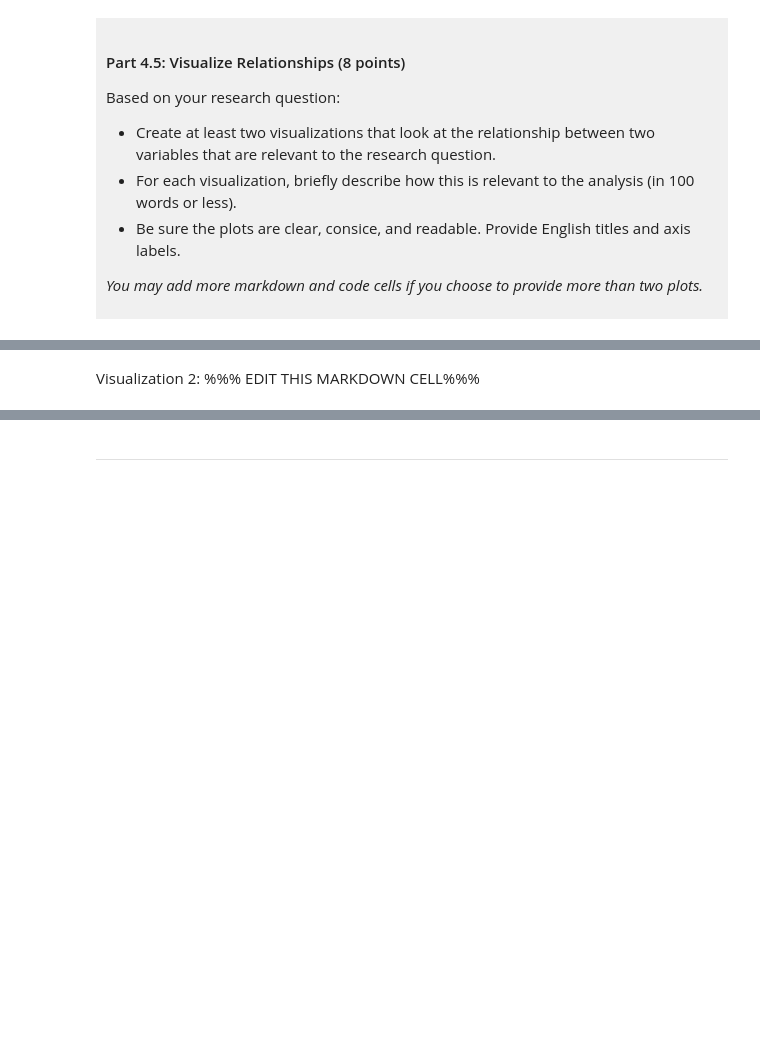
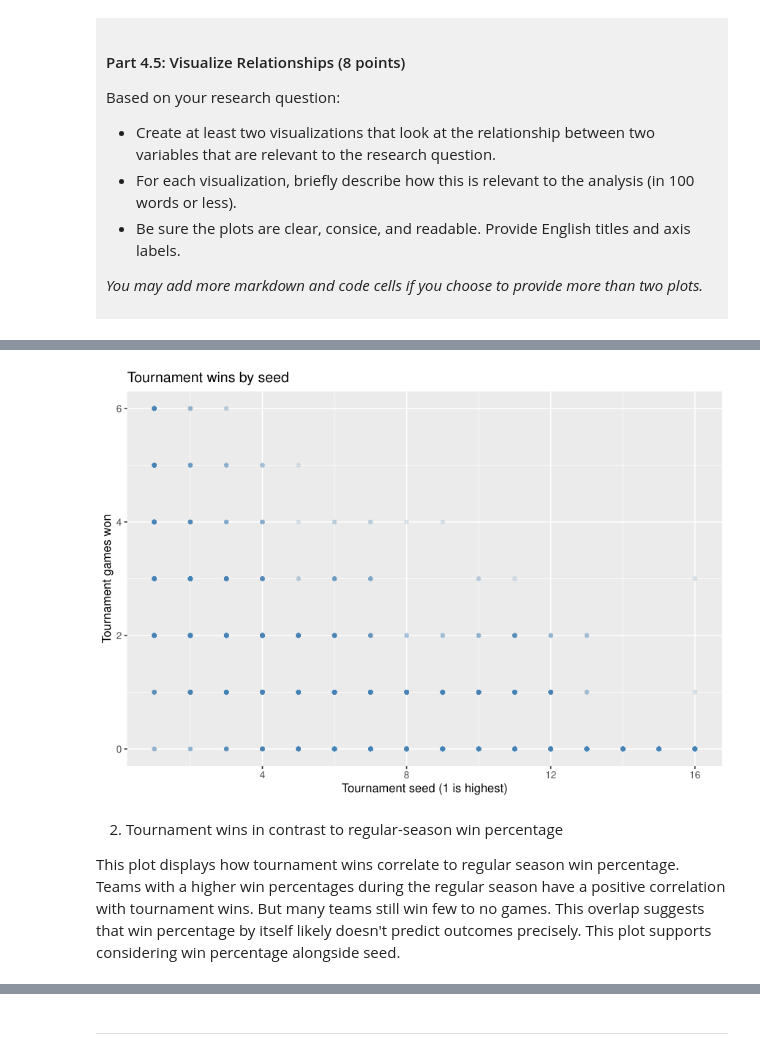
Before and after one commit to snoh1654/dsci-100-project-sean-noh, a Jupyter notebook: dsci-100-project-notebook.ipynb, the cells around one changed output, grey strips where cells are left out. Cells and saved outputs as stored; diff of their text form; code cells hidden in the pictures; blank space fills up the shorter version.

```diff
--- a/dsci-100-project-notebook.ipynb
+++ b/dsci-100-project-notebook.ipynb
@@ -290,5 +394,17 @@ Visualization 1: %%% EDIT THIS MARKDOWN CELL%%%
 # %%
-### EDIT THIS CODE CELL FOR VISUALIZATION 1###
+seed_wins_plot <- ggplot(tidy_data, aes(x = seed, y = tourney_wins)) +
+    geom_point(alpha = 0.2, size = 1.5, color = "steelblue") +
+    labs(
+        title = "Tournament wins by seed",
+        x = "Tournament seed (1 is highest)",
+        y = "Tournament games won"
+    )
+
+seed_wins_plot
+# %% [output]
+[figure, added]
 # %% [markdown]
-Visualization 2: %%% EDIT THIS MARKDOWN CELL%%%
+2) Tournament wins in contrast to regular-season win percentage
+
+This plot displays how tournament wins correlate to regular season win percentage. Teams with a higher win percentages during the regular season have a positive correlation with tournament wins. But many teams still win few to no games. This overlap suggests that win percentage by itself likely doesn't predict outcomes precisely. This plot supports considering win percentage alongside seed.
 # %%
```
Also changed, not shown: parts of 10 cells of this notebook.
